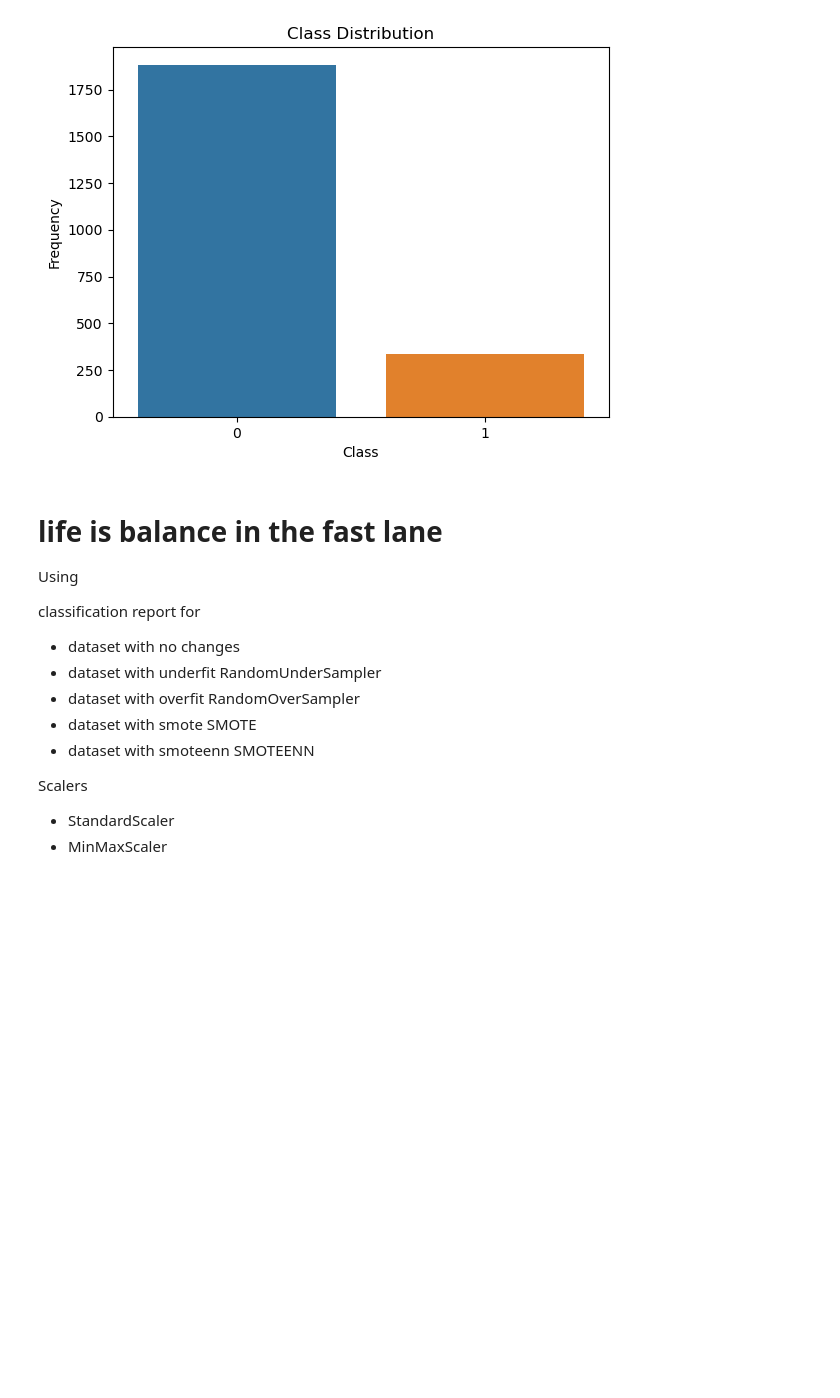
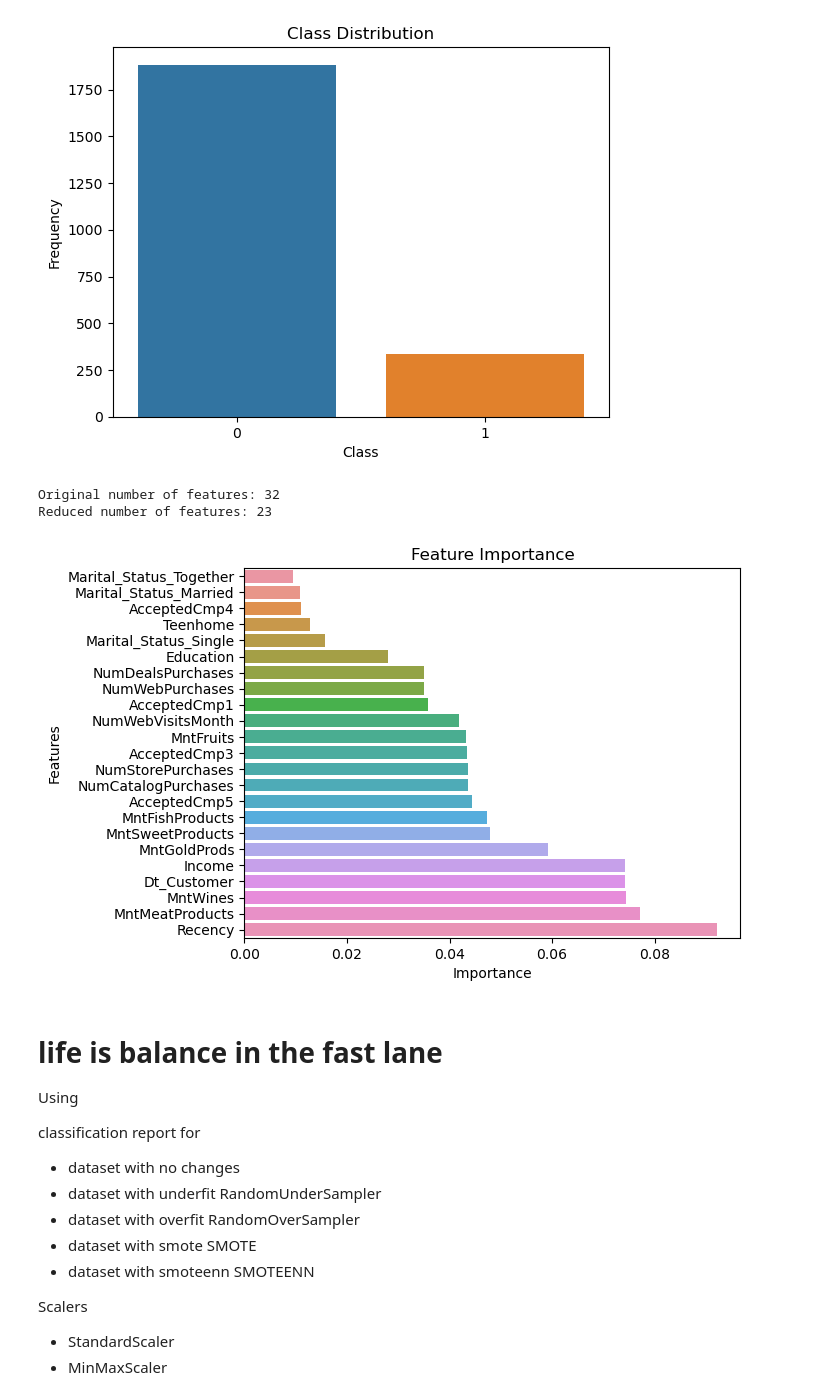
Before and after one commit to ehxewri/Project-2, a Jupyter notebook: Maketing Campaign/Marketing_Campaign.ipynb, the cells around one changed output. Saved outputs shown, nothing was run; the diff lists cells and outputs as text; code cells hidden in the pictures; blank space fills up the shorter version.

```diff
--- a/Maketing Campaign/Marketing_Campaign.ipynb
+++ b/Maketing Campaign/Marketing_Campaign.ipynb
@@ -265,6 +275,44 @@ plt.show()
 # %%
 X=data6.drop(['Response'],axis=1)
 y=data6['Response']
+# %%
+#  Identify features with less that 1% importance and drop them
+#
+model = RandomForestClassifier(n_estimators=60,random_state=42)
+model.fit(X, y)
+
+# Get feature importances and create a mask for dropping features
+importances = model.feature_importances_
+features_to_drop = importances < 0.01
+
+# Drop features from DataFrame
+X_reduced = X.loc[:, ~features_to_drop]
+
+print(f"Original number of features: {X.shape[1]}")
+print(f"Reduced number of features: {X_reduced.shape[1]}")
+X=X_reduced
+# %% [output]
+Original number of features: 32
+Reduced number of features: 23
+# %%
+model = RandomForestClassifier()
+model.fit(X, y)
+importances = model.feature_importances_
+
+# Create a Series for easier plotting
+feature_importance = pd.Series(importances, index=X.columns)
+
+# Sorting importances
+sorted_importances = feature_importance.sort_values()
+
+# Creating a bar plot
+sns.barplot(x=sorted_importances, y=sorted_importances.index)
+plt.title('Feature Importance')
+plt.xlabel('Importance')
+plt.ylabel('Features')
+plt.show()
+# %% [output]
+[figure, added]
 # %% [markdown]
 # life is balance in the fast lane
 
```
Also changed, not shown: parts of 16 cells of this notebook.
